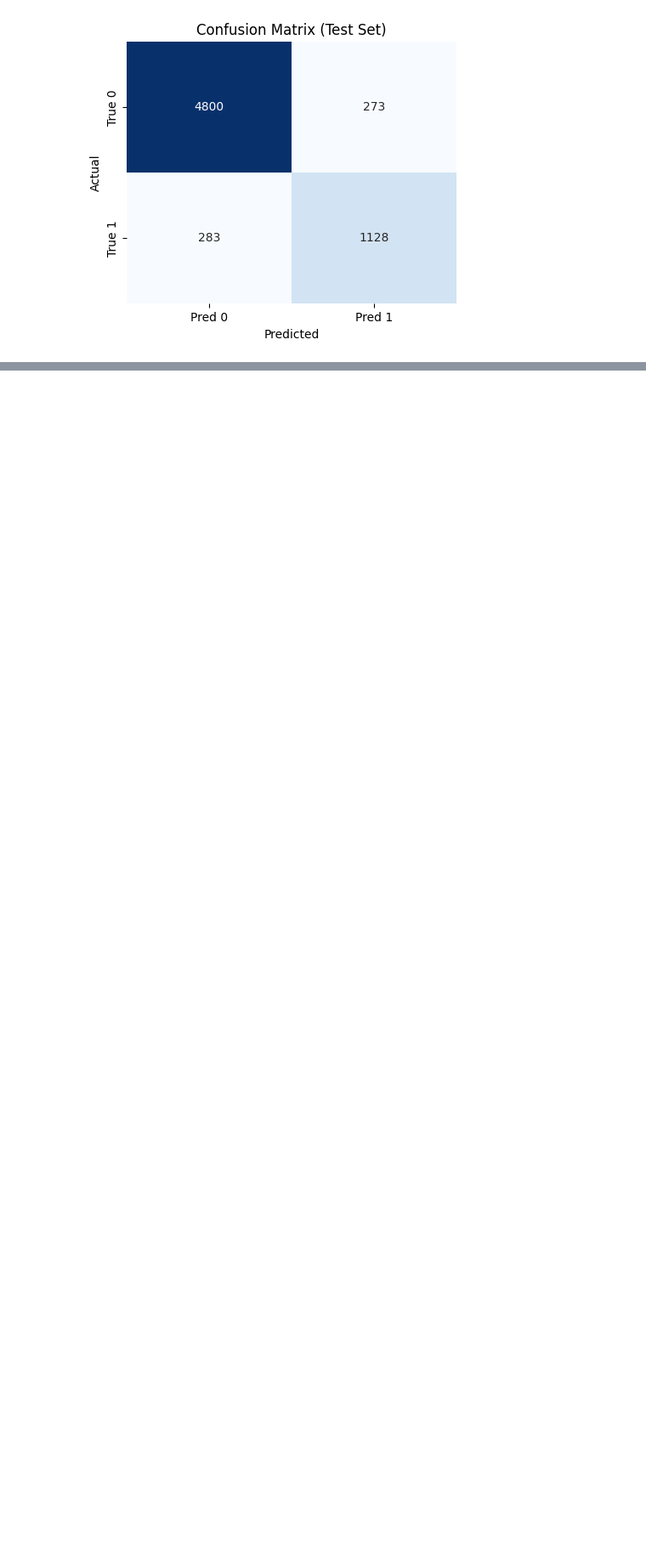
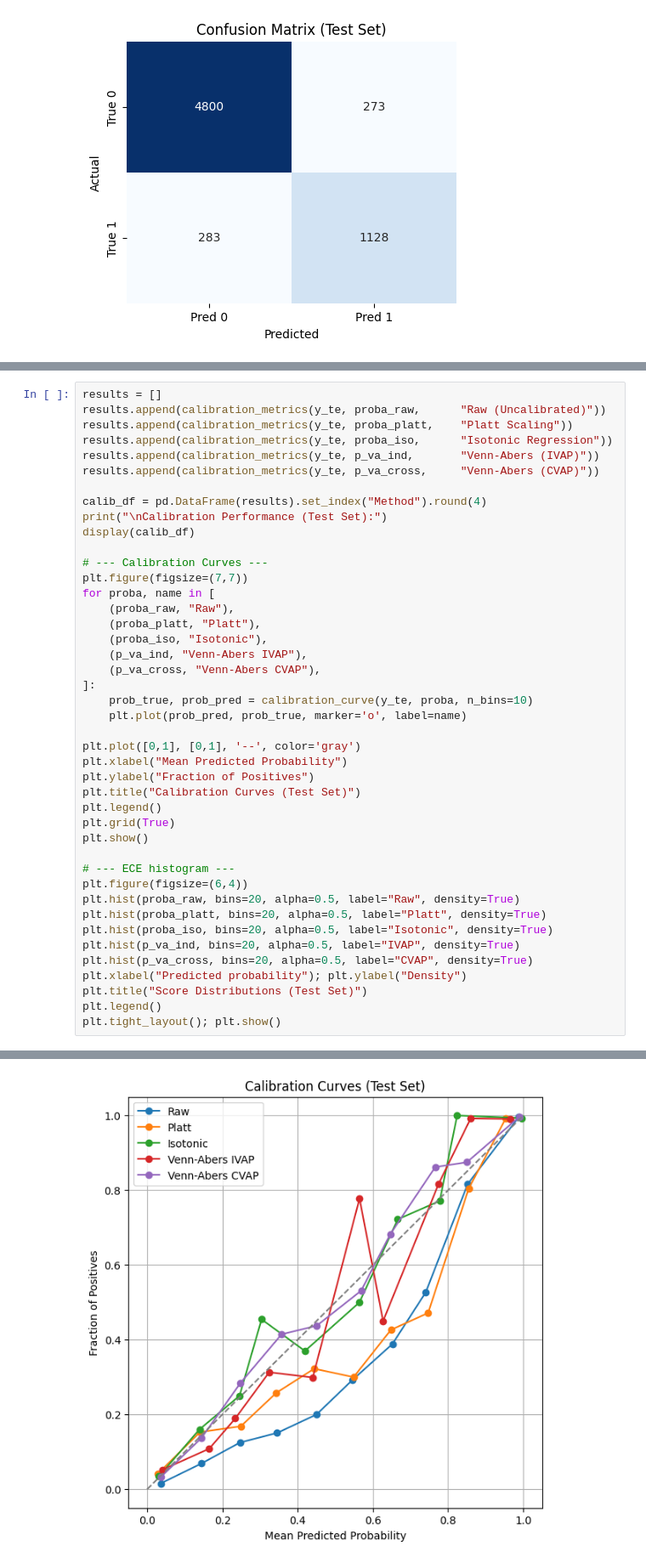
Before and after one commit to sandrokhizanishvili/Credit-Risk-Model-Calibration, a Jupyter notebook: gbm.ipynb, the cells around one changed output, grey strips where cells are left out. Shown at 85% size. Saved outputs shown, nothing was run; the diff lists cells and outputs as text; blank space fills up the shorter version.

```diff
--- a/gbm.ipynb
+++ b/gbm.ipynb
@@ -354,0 +240,44 @@ plt.tight_layout(); plt.show()
+# %%
+results = []
+results.append(calibration_metrics(y_te, proba_raw,      "Raw (Uncalibrated)"))
+results.append(calibration_metrics(y_te, proba_platt,    "Platt Scaling"))
+results.append(calibration_metrics(y_te, proba_iso,      "Isotonic Regression"))
+results.append(calibration_metrics(y_te, p_va_ind,       "Venn-Abers (IVAP)"))
+results.append(calibration_metrics(y_te, p_va_cross,     "Venn-Abers (CVAP)"))
+
+calib_df = pd.DataFrame(results).set_index("Method").round(4)
+print("\nCalibration Performance (Test Set):")
+display(calib_df)
+
+# --- Calibration Curves ---
+plt.figure(figsize=(7,7))
+for proba, name in [
+    (proba_raw, "Raw"),
+    (proba_platt, "Platt"),
+    (proba_iso, "Isotonic"),
+    (p_va_ind, "Venn-Abers IVAP"),
+    (p_va_cross, "Venn-Abers CVAP"),
+]:
+    prob_true, prob_pred = calibration_curve(y_te, proba, n_bins=10)
+    plt.plot(prob_pred, prob_true, marker='o', label=name)
+
+plt.plot([0,1], [0,1], '--', color='gray')
+plt.xlabel("Mean Predicted Probability")
+plt.ylabel("Fraction of Positives")
+plt.title("Calibration Curves (Test Set)")
+plt.legend()
+plt.grid(True)
+plt.show()
+
+# --- ECE histogram ---
+plt.figure(figsize=(6,4))
+plt.hist(proba_raw, bins=20, alpha=0.5, label="Raw", density=True)
+plt.hist(proba_platt, bins=20, alpha=0.5, label="Platt", density=True)
+plt.hist(proba_iso, bins=20, alpha=0.5, label="Isotonic", density=True)
+plt.hist(p_va_ind, bins=20, alpha=0.5, label="IVAP", density=True)
+plt.hist(p_va_cross, bins=20, alpha=0.5, label="CVAP", density=True)
+plt.xlabel("Predicted probability"); plt.ylabel("Density")
+plt.title("Score Distributions (Test Set)")
+plt.legend()
+plt.tight_layout(); plt.show()
+# %% [output]
@@ -354,0 +292 @@ plt.tight_layout(); plt.show()
+[figure, added]
```
Also changed, not shown: parts of 23 cells of this notebook.
